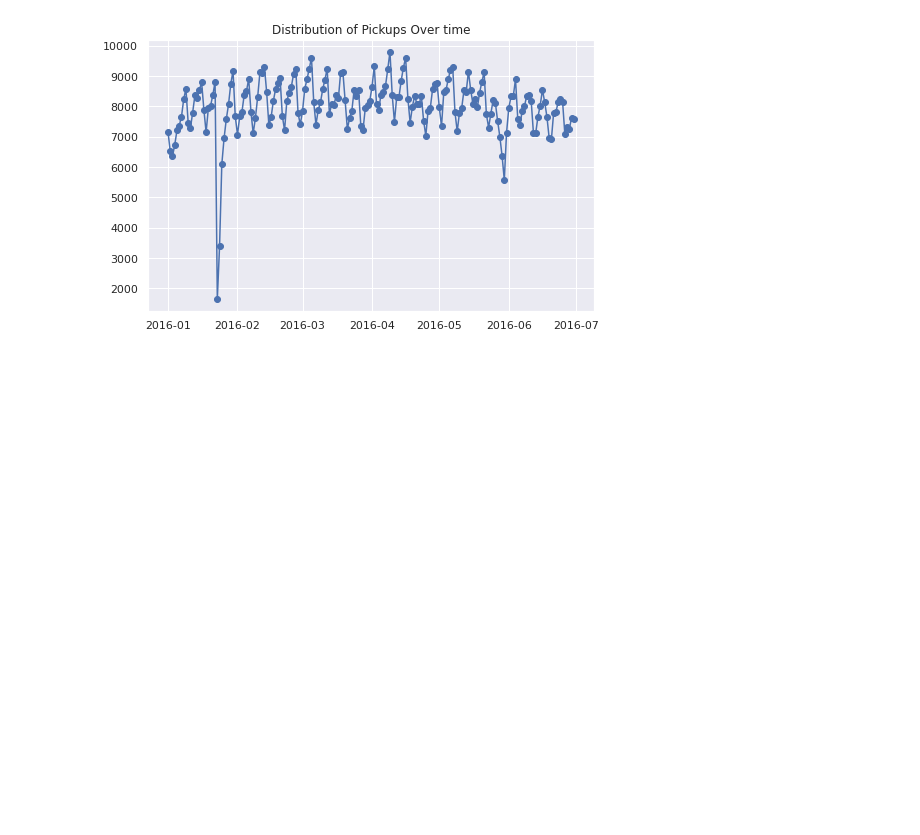
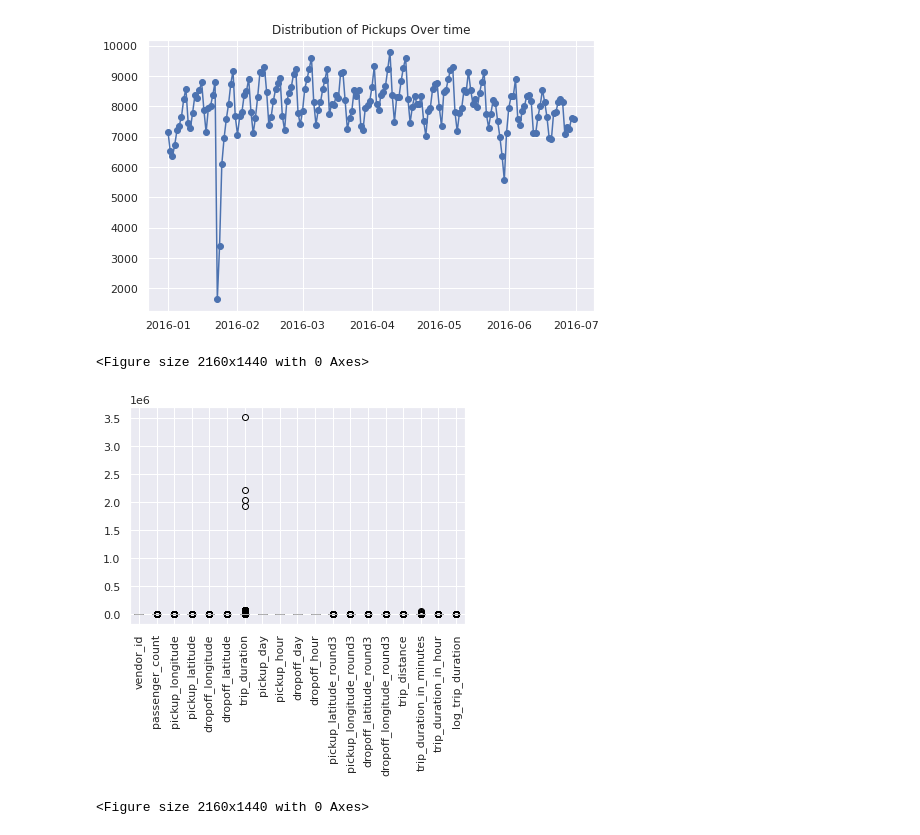
Before and after one commit to kamya11/NYC-Taxi-Trip-Time-Prediction, a Jupyter notebook: NYC_Taxi_Trip_Time_Prediction_Capstone_Project.ipynb, the cells around one changed output. Saved outputs shown, nothing was run; the diff lists cells and outputs as text; code cells hidden in the pictures; blank space fills up the shorter version.

```diff
--- a/NYC_Taxi_Trip_Time_Prediction_Capstone_Project.ipynb
+++ b/NYC_Taxi_Trip_Time_Prediction_Capstone_Project.ipynb
@@ -283,3 +283,11 @@ plt.title('Distribution of Pickups Over time')
 # %% [output]
 Text(0.5, 1.0, 'Distribution of Pickups Over time')
 [figure]
+# %%
+data.boxplot()
+plt.xticks (rotation=90)
+plt.figure(figsize=(30,20))
+# %% [output]
+<Figure size 2160x1440 with 0 Axes>
+[figure, added]
+<Figure size 2160x1440 with 0 Axes>
```
Also changed, not shown: parts of 11 cells of this notebook.
